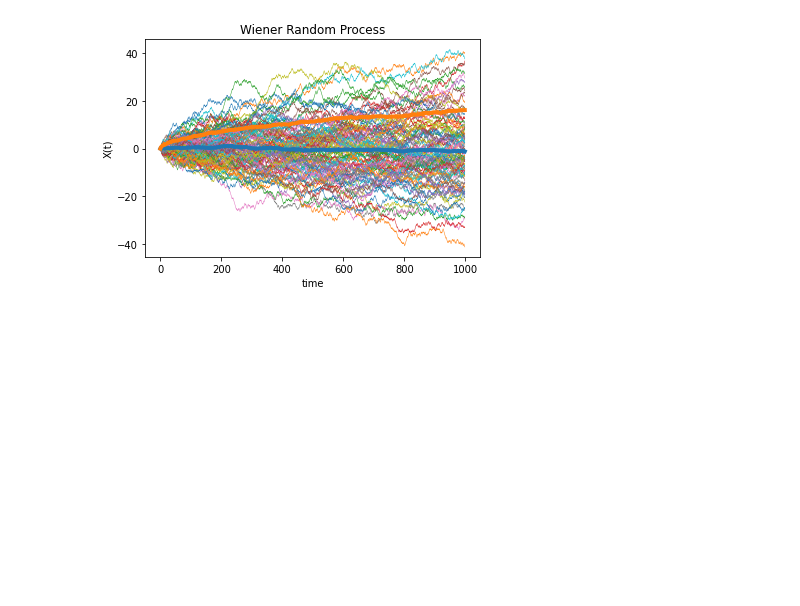
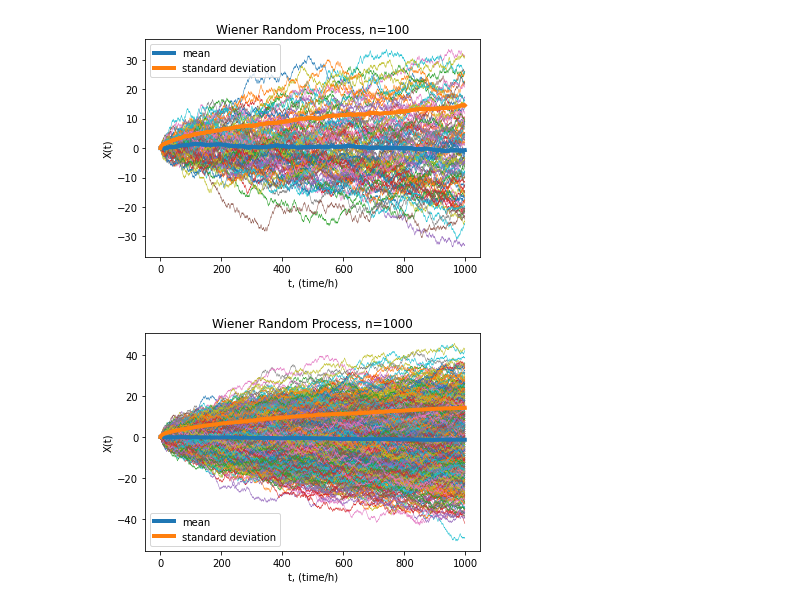
Before and after one commit to dyna-bytes/AI_physics, a Jupyter notebook: WienerRandomProcess.ipynb, the cells around one changed output. Drawn from its saved outputs; the diff is of its cells as text; code cells hidden in the pictures; blank space fills up the shorter version.

Commit message:
Add files via upload
modularized simulation function and generated 2 simulations

```diff
--- a/WienerRandomProcess.ipynb
+++ b/WienerRandomProcess.ipynb
@@ -4,15 +4,15 @@ import matplotlib.pyplot as plt
 import numpy as np
 from typing import List
 # %%
-def wiener_process(alpha: float, h: float, time: float)->np.ndarray:
-    N: int = int(time//h)
+def wiener_process(alpha: float, h: float, total_time: float)->np.ndarray:
+    N: int = int(total_time//h)
     X_h = np.zeros(N, dtype="float64")
     for n in range(N-1):
         X_h[n+1] = X_h[n] + (alpha*h)**0.5 * random.randrange(-1, 2, 2) # (-1, 1)
     return X_h
 
-def mean(X_2D: np.ndarray, h: float, time: float)->np.ndarray:
-    N: int = int(time//h)
+def mean(X_2D: np.ndarray, h: float, total_time: float)->np.ndarray:
+    N: int = int(total_time//h)
     X_m = np.zeros(N, dtype="float64")
     X_2D = np.transpose(X_2D)
 
@@ -20,8 +20,8 @@ def mean(X_2D: np.ndarray, h: float, time: float)->np.ndarray:
         X_m[t] = np.mean(X_2D[t])
     return X_m
 
-def variance(X_2D: np.ndarray, h: float, time: float)->np.ndarray:
-    N: int = int(time//h)
+def variance(X_2D: np.ndarray, h: float, total_time: float)->np.ndarray:
+    N: int = int(total_time//h)
     X_var = np.zeros(N, dtype="float64")
     X_2D = np.transpose(X_2D)
 
@@ -29,27 +29,27 @@ def variance(X_2D: np.ndarray, h: float, time: float)->np.ndarray:
         X_var[t] = np.var(X_2D[t])
     return X_var
 # %%
-alpha = 2
-h = 0.1
-time = 100
+def run_simulation(alpha: int, h: int, total_time: int, sample: int)->None:
+    X_samples = np.empty((0, int(total_time//h)), dtype="float64") # N = floor(time/h)
+    for _ in range(sample):
+        X: np.ndarray = wiener_process(alpha=alpha, h=h, total_time=total_time) #1D ndarray
+        X_samples = np.append(X_samples, [X], axis=0) #2D ndarray
 
-sample = 100
+    sample_mean = mean(X_2D=X_samples, h=h, total_time=total_time)
+    sample_var = variance(X_2D=X_samples, h=h, total_time=total_time)
 
-X_samples = np.empty((0, int(time//h)), dtype="float64") # N = floor(time/h)
-for _ in range(sample):
-    X: np.ndarray = wiener_process(alpha=alpha, h=h, time=time) #1D ndarray
-    X_samples = np.append(X_samples, [X], axis=0) #2D ndarray
+    for s in range(sample):
+        plt.plot(X_samples[s], linewidth="0.5")
+    plt.plot(sample_mean, linewidth="4.0", label="mean")
+    plt.plot(np.sqrt(sample_var), linewidth="4.0", label="standard deviation")
+    plt.title("Wiener Random Process, n={}".format(sample))
+    plt.xlabel("t, (time/h)")
+    plt.ylabel("X(t)")
+    plt.legend()
+    plt.show()
 
-sample_mean = mean(X_2D=X_samples, h=h, time=time)
-sample_var = variance(X_2D=X_samples, h=h, time=time)
-
-for s in range(sample):
-    plt.plot(X_samples[s], linewidth="0.5")
-plt.plot(sample_mean, linewidth="4.0")
-plt.plot(np.sqrt(sample_var), linewidth="4.0")
-plt.title("Wiener Random Process")
-plt.xlabel("time")
-plt.ylabel("X(t)")
-plt.show()
+run_simulation(alpha=2, h=0.1, total_time=100, sample=100)
+run_simulation(alpha=2, h=0.1, total_time=100, sample=1000)
 # %% [output]
-[figure, old version]
+[figure, new version]
+[figure, added]
```
